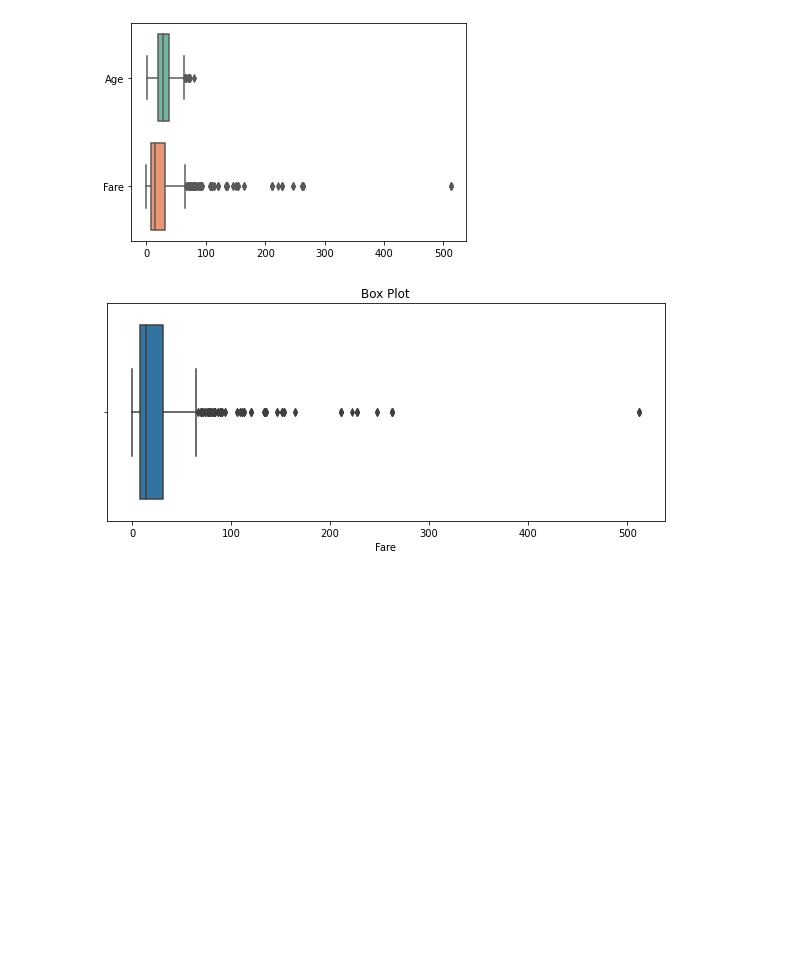
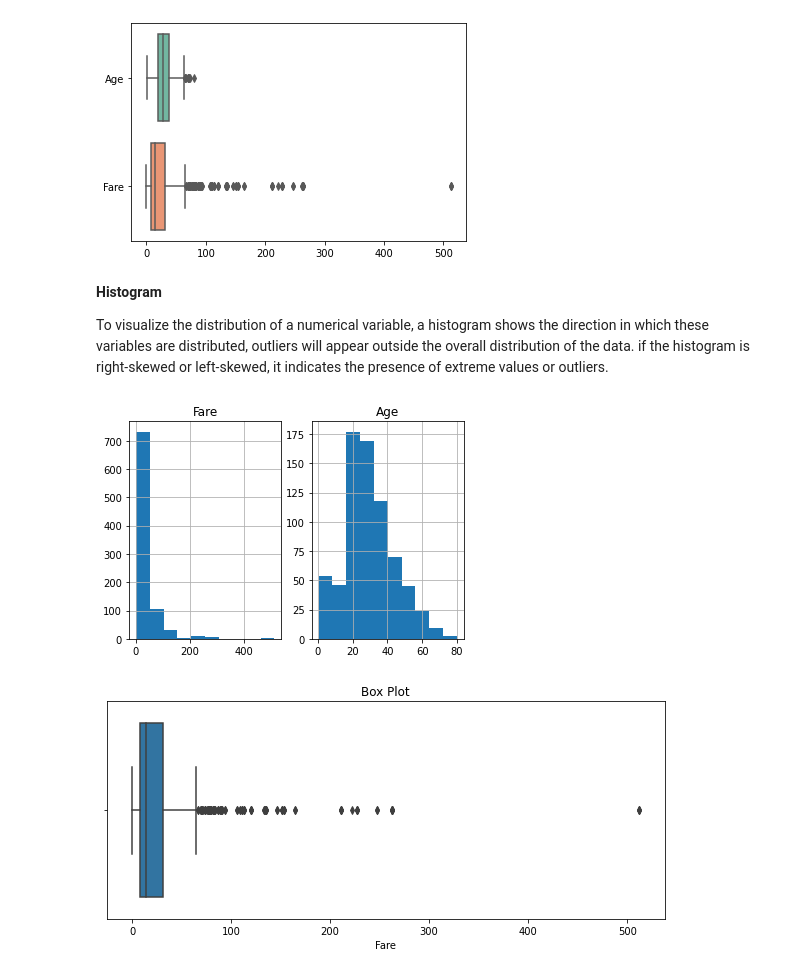
Before and after one commit to HagarIbrahiem/Learning_purposes, a Jupyter notebook: Taitanic_Outliers.ipynb, the cells around one changed output. Drawn from its saved outputs; the diff is of its cells as text; code cells hidden in the pictures; blank space fills up the shorter version.

```diff
--- a/Taitanic_Outliers.ipynb
+++ b/Taitanic_Outliers.ipynb
@@ -61,4 +67,21 @@ df_1 = df[['Age', 'Fare']]
 ax = sns.boxplot(data=df_1, orient="h", palette="Set2")
 # %% [output]
 [figure]
+# %% [markdown]
+**Histogram**
+
+To visualize the distribution of a numerical variable, a histogram shows the direction in which these variables are distributed, outliers will appear outside the overall distribution of the data. if the histogram is right-skewed or left-skewed, it indicates the presence of extreme values or outliers.
+# %%
+plt.subplot(1,2,1)
+df['Fare'].hist()
+plt.title('Fare')
+
+plt.subplot(1,2,2)
+df['Age'].hist()
+plt.title('Age')
+
+
+plt.show()
+# %% [output]
+[figure, added]
 # %%
```
Also changed, not shown: parts of 65 cells of this notebook.
